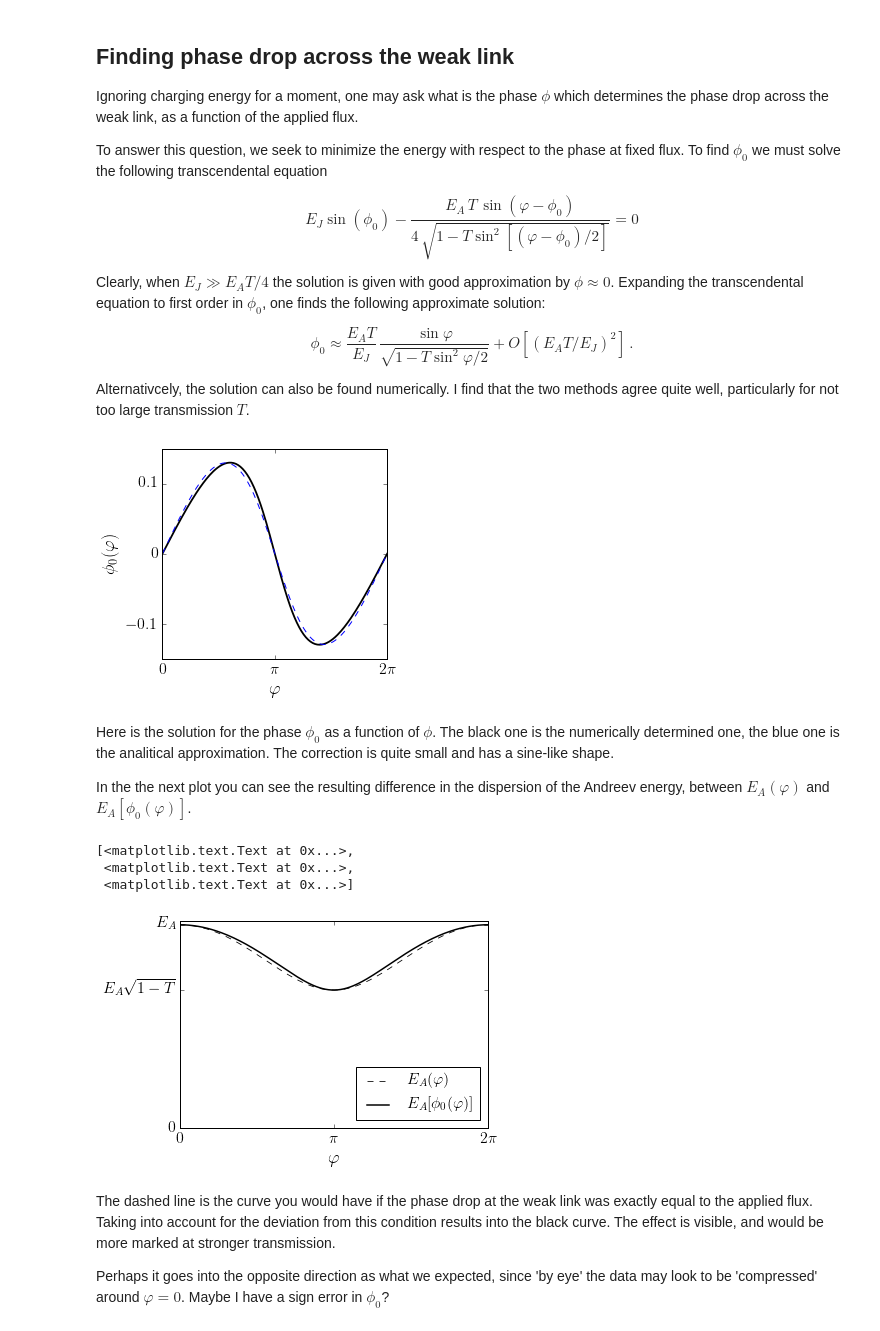
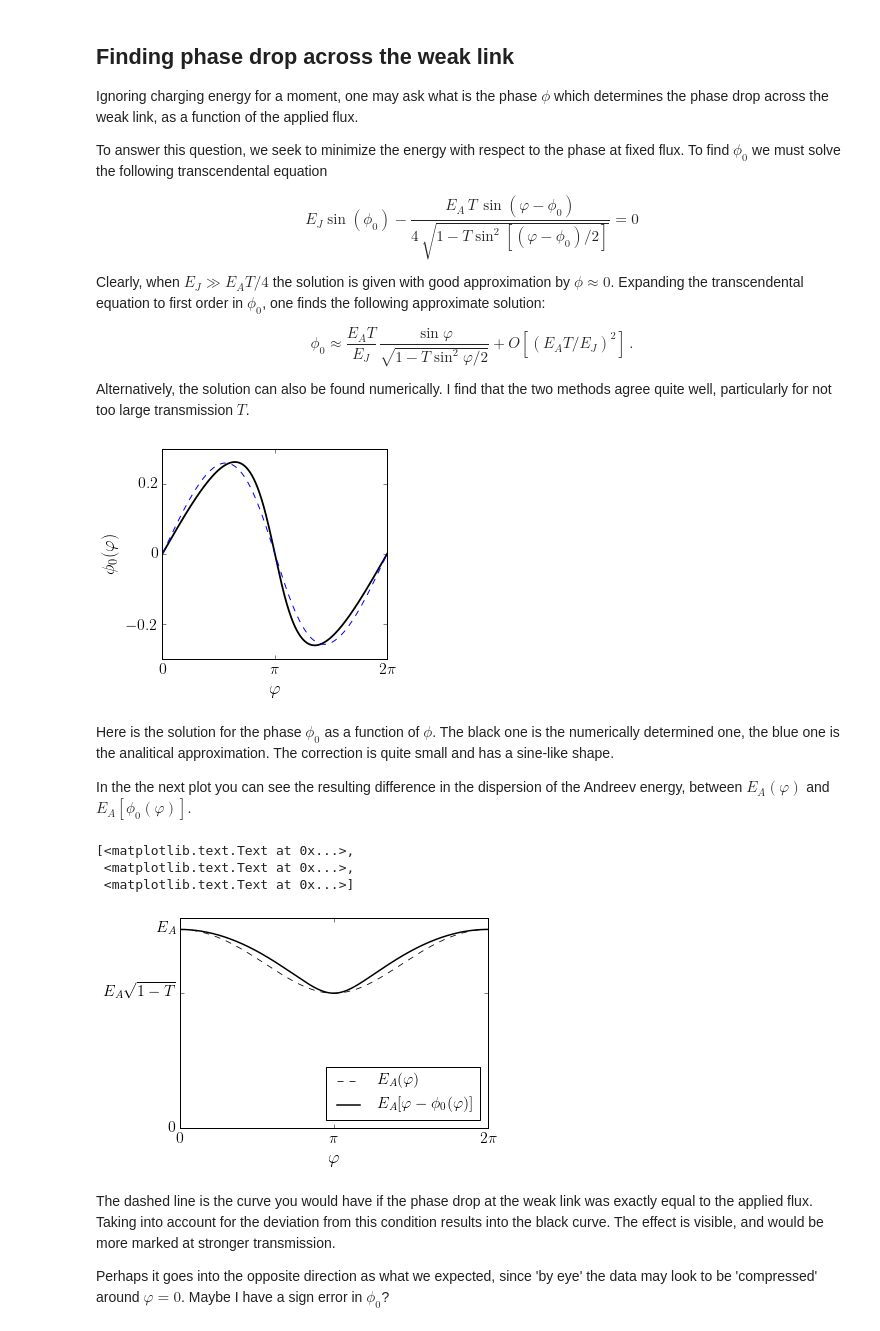
Before and after one commit to bernardvanheck/shared_notebooks, a Jupyter notebook: abs_qubit_spectrum.ipynb, the cells around one changed output. Drawn from its saved outputs; the diff is of its cells as text; code cells hidden in the pictures.

```diff
--- a/abs_qubit_spectrum.ipynb
+++ b/abs_qubit_spectrum.ipynb
@@ -109,5 +109,5 @@ $E_c \approx \omega_p^2/(2E_J + E_A T / 4) \approx 0.97$ GHz.
 # %%
-p = SimpleNamespace(Ej = 132.1, Ec=0.97, Ea=106.5, T=0.54)
+p = SimpleNamespace(Ej = 21, Ec=6.48, Ea=33.8, T=0.54)
 # %% [markdown]
 ## Finding phase drop across the weak link
 
@@ -125,7 +125,7 @@ Clearly, when $E_J\gg E_A T/4$ the solution is given with good approximation by
 \phi_0\approx \frac{E_A T}{E_J}\,\frac{\sin\varphi}{\sqrt{1-T\sin^2\varphi/2}} + O[(E_AT/E_J)^2]\,.
 \end{equation}
 
-Alternativcely, the solution can also be found numerically. I find that the two methods agree quite well, particularly for not too large transmission $T$.
+Alternatively, the solution can also be found numerically. I find that the two methods agree quite well, particularly for not too large transmission $T$.
 # %%
 def jos_energy(x, p):
     return p.Ej * (1 - np.cos(x)) - p.Ea * np.sqrt(1 - p.T * np.sin(0.5 * (p.flux - x))**2)
@@ -139,7 +139,7 @@ def phase_derivative_jos_energy(x, p):
 def andreev_current(x, p):
     return p.Ea * p.T * np.sin(p.flux - x) / (4 * np.sqrt(1 - p.T * np.sin(0.5 * (p.flux - x))**2))
 # %%
-fluxes = np.linspace(0, 2*np.pi, 200)
+fluxes = np.linspace(0, 2*np.pi, 500)
 phi0s = []
 for flux in fluxes:
     p.flux = flux
@@ -152,14 +152,14 @@ ax.plot(fluxes, -andreev_current(fluxes, p)/p.Ej, 'b--')
 ax.set_xlim(0, 2*np.pi)
 ax.set_xticks([0, np.pi, 2*np.pi])
 ax.set_xticklabels([r'$0$', r'$\pi$', r'$2\pi$'])
-ax.set_ylim(-0.15, 0.15)
-ax.set_yticks([-0.1, 0, 0.1])
-ax.set_yticklabels([r'$-0.1$', r'$0$', r'$0.1$'])
+ax.set_ylim(-0.3, 0.3)
+ax.set_yticks([-0.2, 0, 0.2])
+ax.set_yticklabels([r'$-0.2$', r'$0$', r'$0.2$'])
 ax.set_xlabel(r'$\varphi$')
 ax.set_ylabel(r'$\phi_0(\varphi)$')
 fig.show()
 # %% [output]
-[figure, old version]
+[figure, new version]
 # %% [markdown]
 Here is the solution for the phase $\phi_0$ as a function of $\phi$. The black one is the numerically determined one, the blue one is the analitical approximation. The correction is quite small and has a sine-like shape.
 
@@ -173,21 +173,21 @@ for flux in fluxes:
 # %%
 fig, ax = plt.subplots()
 ax.plot(fluxes, -np.array(andreev_energy(fluxes, p)), 'k--', lw = 0.8, label = r'$E_A(\varphi)$')
-ax.plot(fluxes, -np.array(new_dispersion), 'k', lw=1.5, label = r'$E_A[\phi_0(\varphi)]$')
+ax.plot(fluxes, -np.array(new_dispersion), 'k', lw=1.5, label = r'$E_A[\varphi-\phi_0(\varphi)]$')
 ax.legend(loc=4)
 ax.set_xlim(0, 2*np.pi)
 ax.set_xlim(0, 2*np.pi)
 ax.set_xticks([0, np.pi, 2*np.pi])
 ax.set_xticklabels([r'$0$', r'$\pi$', r'$2\pi$'])
 ax.set_xlabel(r'$\varphi$')
 ax.set_ylim(0, p.Ea + 2)
 ax.set_yticks([0, p.Ea, p.Ea * np.sqrt(1-p.T)])
 ax.set_yticklabels([r'$0$', r'$E_A$', r'$E_A \sqrt{1-T}$'])
 # %% [output]
 [<matplotlib.text.Text at 0x...>,
  <matplotlib.text.Text at 0x...>,
  <matplotlib.text.Text at 0x...>]
-[figure, old version]
+[figure, new version]
 # %% [markdown]
 The dashed line is the curve you would have if the phase drop at the weak link was exactly equal to the applied flux. Taking into account for the deviation from this condition results into the black curve. The effect is visible, and would be more marked at stronger transmission.
 
```
Also changed, not shown: parts of 16 cells of this notebook.
